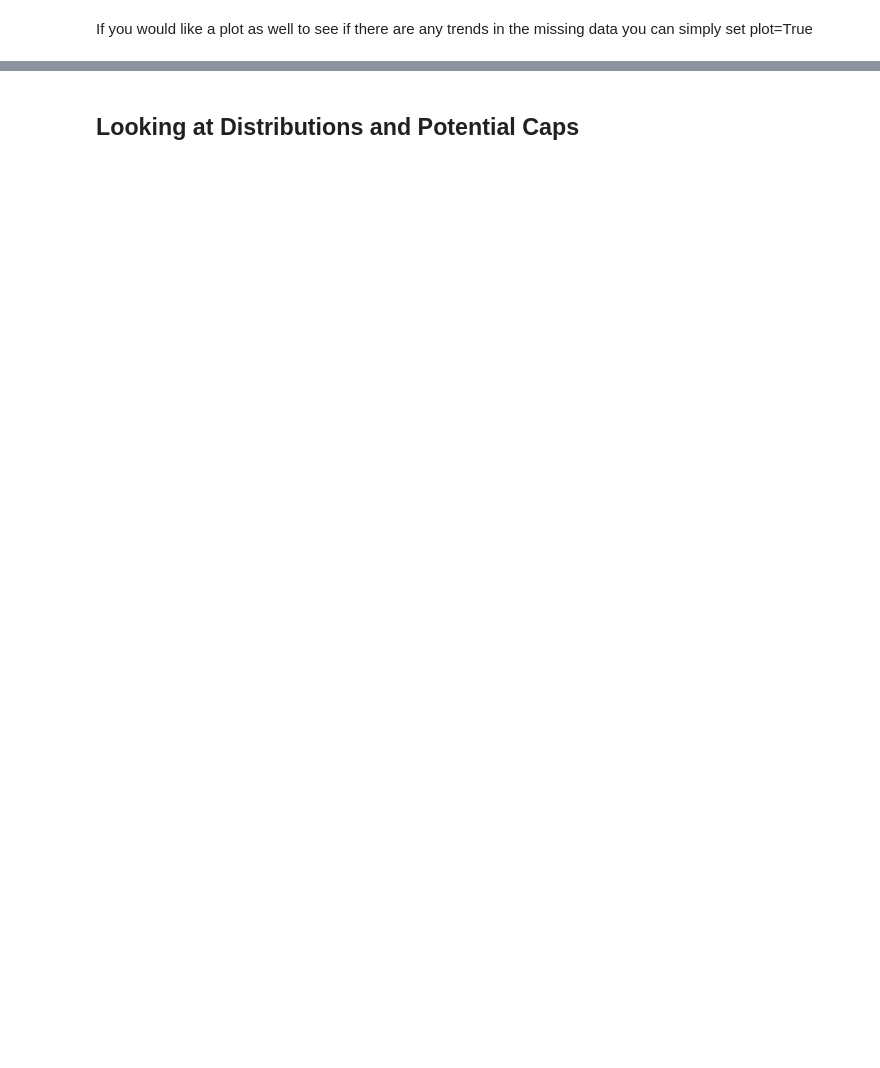
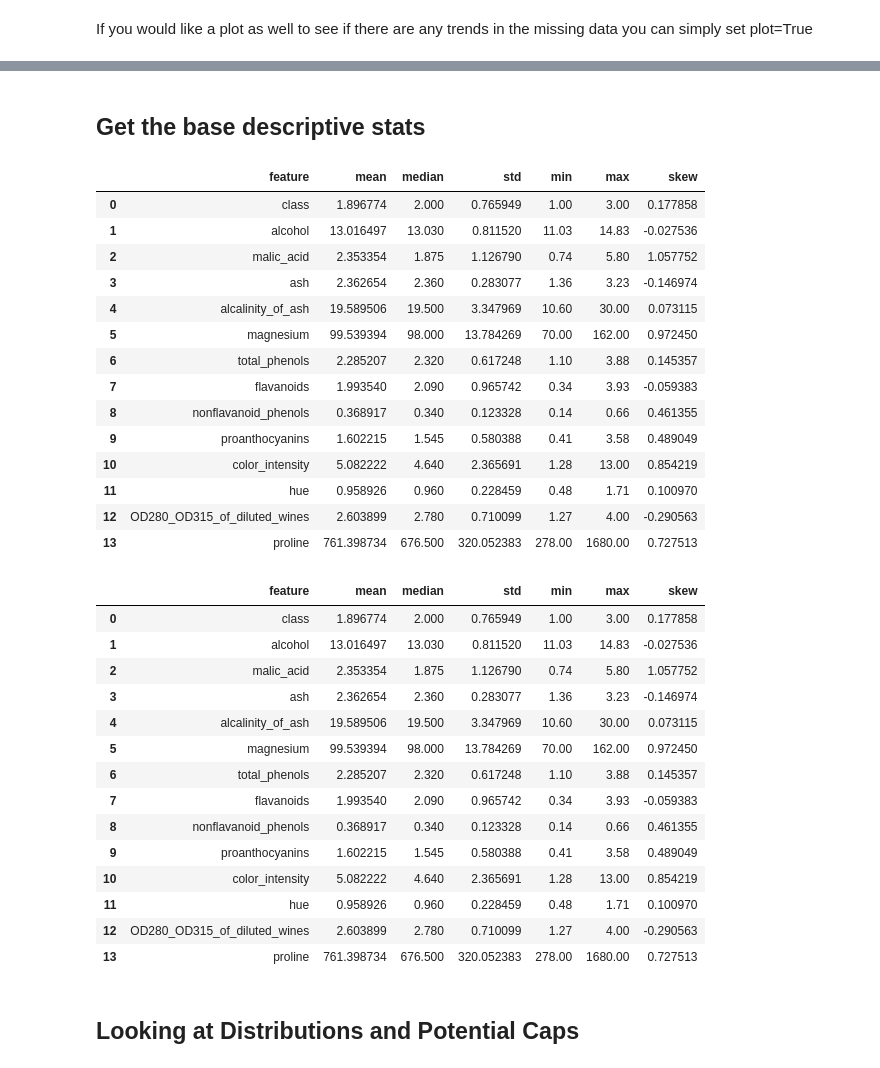
Before and after one commit to JFLandrigan/eagles, a Jupyter notebook: Exploratory.ipynb, the cells around one changed output, grey strips where cells are left out. Drawn from its saved outputs; the diff is of its cells as text; code cells hidden in the pictures; blank space fills up the shorter version.

```diff
--- a/Exploratory.ipynb
+++ b/Exploratory.ipynb
@@ -61,3 +91,38 @@ missing.get_proportion_missing(df=wines, cols=[], plot=True)
+# %% [markdown]
+## Get the base descriptive stats
+# %%
+descipt_df = explore.get_base_descriptives(data=wines)
+# %% [output]
+|  | feature | mean | median | std | min | max | skew |
+| 0 | class | 1.896774 | 2.000 | 0.765949 | 1.00 | 3.00 | 0.177858 |
+| 1 | alcohol | 13.016497 | 13.030 | 0.811520 | 11.03 | 14.83 | -0.027536 |
+| 2 | malic_acid | 2.353354 | 1.875 | 1.126790 | 0.74 | 5.80 | 1.057752 |
+| 3 | ash | 2.362654 | 2.360 | 0.283077 | 1.36 | 3.23 | -0.146974 |
+| 4 | alcalinity_of_ash | 19.589506 | 19.500 | 3.347969 | 10.60 | 30.00 | 0.073115 |
+| 5 | magnesium | 99.539394 | 98.000 | 13.784269 | 70.00 | 162.00 | 0.972450 |
+| 6 | total_phenols | 2.285207 | 2.320 | 0.617248 | 1.10 | 3.88 | 0.145357 |
+| 7 | flavanoids | 1.993540 | 2.090 | 0.965742 | 0.34 | 3.93 | -0.059383 |
+| 8 | nonflavanoid_phenols | 0.368917 | 0.340 | 0.123328 | 0.14 | 0.66 | 0.461355 |
+| 9 | proanthocyanins | 1.602215 | 1.545 | 0.580388 | 0.41 | 3.58 | 0.489049 |
+| 10 | color_intensity | 5.082222 | 4.640 | 2.365691 | 1.28 | 13.00 | 0.854219 |
+| 11 | hue | 0.958926 | 0.960 | 0.228459 | 0.48 | 1.71 | 0.100970 |
+| 12 | OD280_OD315_of_diluted_wines | 2.603899 | 2.780 | 0.710099 | 1.27 | 4.00 | -0.290563 |
+| 13 | proline | 761.398734 | 676.500 | 320.052383 | 278.00 | 1680.00 | 0.727513 |
+|  | feature | mean | median | std | min | max | skew |
+| 0 | class | 1.896774 | 2.000 | 0.765949 | 1.00 | 3.00 | 0.177858 |
+| 1 | alcohol | 13.016497 | 13.030 | 0.811520 | 11.03 | 14.83 | -0.027536 |
+| 2 | malic_acid | 2.353354 | 1.875 | 1.126790 | 0.74 | 5.80 | 1.057752 |
+| 3 | ash | 2.362654 | 2.360 | 0.283077 | 1.36 | 3.23 | -0.146974 |
+| 4 | alcalinity_of_ash | 19.589506 | 19.500 | 3.347969 | 10.60 | 30.00 | 0.073115 |
+| 5 | magnesium | 99.539394 | 98.000 | 13.784269 | 70.00 | 162.00 | 0.972450 |
+| 6 | total_phenols | 2.285207 | 2.320 | 0.617248 | 1.10 | 3.88 | 0.145357 |
+| 7 | flavanoids | 1.993540 | 2.090 | 0.965742 | 0.34 | 3.93 | -0.059383 |
+| 8 | nonflavanoid_phenols | 0.368917 | 0.340 | 0.123328 | 0.14 | 0.66 | 0.461355 |
+| 9 | proanthocyanins | 1.602215 | 1.545 | 0.580388 | 0.41 | 3.58 | 0.489049 |
+| 10 | color_intensity | 5.082222 | 4.640 | 2.365691 | 1.28 | 13.00 | 0.854219 |
+| 11 | hue | 0.958926 | 0.960 | 0.228459 | 0.48 | 1.71 | 0.100970 |
+| 12 | OD280_OD315_of_diluted_wines | 2.603899 | 2.780 | 0.710099 | 1.27 | 4.00 | -0.290563 |
+| 13 | proline | 761.398734 | 676.500 | 320.052383 | 278.00 | 1680.00 | 0.727513 |
 # %% [markdown]
 ## Looking at Distributions and Potential Caps
 # %%
```
Also changed, not shown: parts of 6 cells of this notebook, 7 other files.
